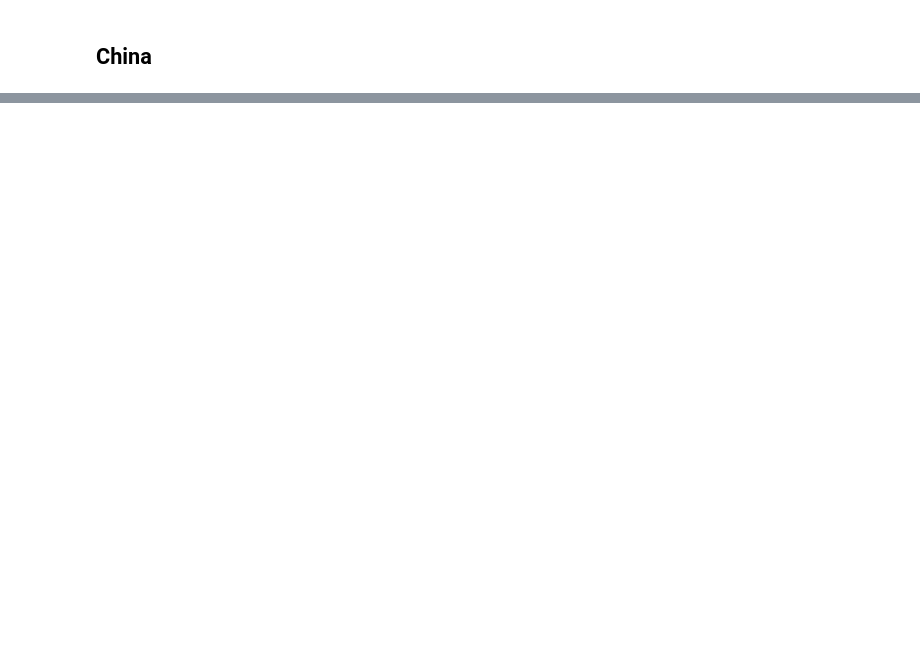
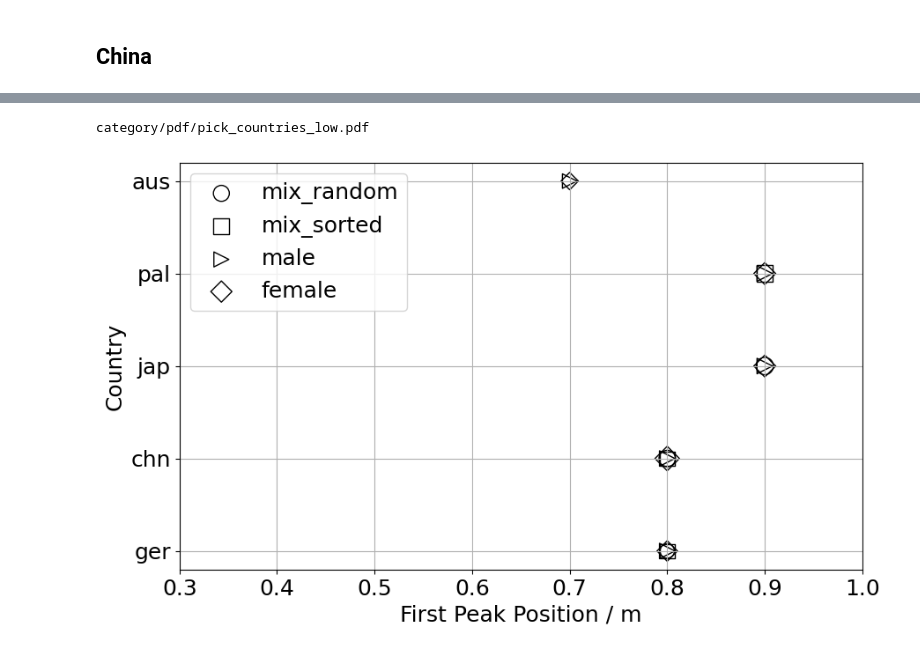
Before and after one commit to PedestrianDynamics/gender-experiments, a Jupyter notebook: notebooks/pair_distance_linear.ipynb, the cells around one changed output, grey strips where cells are left out. Drawn from its saved outputs; the diff is of its cells as text; code cells hidden in the pictures; blank space fills up the shorter version.

```diff
--- a/notebooks/pair_distance_linear.ipynb
+++ b/notebooks/pair_distance_linear.ipynb
@@ -610,0 +866,42 @@ chn, mix_random: r_peaks[:4] = array([1. , 1.8, 2.2, 2.8]), peak_distances[:4] =
+# %%
+import matplotlib.ticker as ticker
+sorted_country = ['aus', 'ger', 'chn', 'jap', 'pal']
+df['country'] = pd.Categorical(df['country'], categories=sorted_country, ordered=True)
+df = df.dropna(subset=['first_peak', 'first_height', 'distance'])
+df2 = df.sort_values(by='country')
+plt.figure(figsize=(10, 6))
+for category, marker in zip(categories, markers):
+    subset = df2[df2["category"] == category]
+    #print(category)
+    #print(subset)
+    plt.scatter(
+        subset["first_peak"],
+        subset["country"],
+        s=subset["distance"] * 200,
+        label=category,
+        #alpha=0.6,
+        edgecolors="k",
+        marker=marker,
+        facecolors='none'
+    )
+
+# Add labels and title
+plt.xlabel("First Peak Position / m", fontsize=18)
+plt.ylabel("Country", fontsize=18)
+#plt.title("First Peak Position vs Country (Size correlates with Distance)")
+plt.legend( loc='best',fontsize=18)
+plt.tick_params(axis='both', which='major', labelsize=18)
+plt.xlim([0.3,1.0])
+
+plt.gca().xaxis.set_major_formatter(ticker.FormatStrFormatter('%.1f'))  # Set x-axis to one decimal place
+plt.grid(True)
+if high_density:
+    figname = "category/pdf/pick_countries_high.pdf"
+else:
+    figname = "category/pdf/pick_countries_low.pdf"
+
+print(figname)
+plt.savefig(figname, dpi=300, bbox_inches="tight")
+# %% [output]
+category/pdf/pick_countries_low.pdf
+[figure, added]
```
Also changed, not shown: parts of 13 cells of this notebook, 4 other files.
